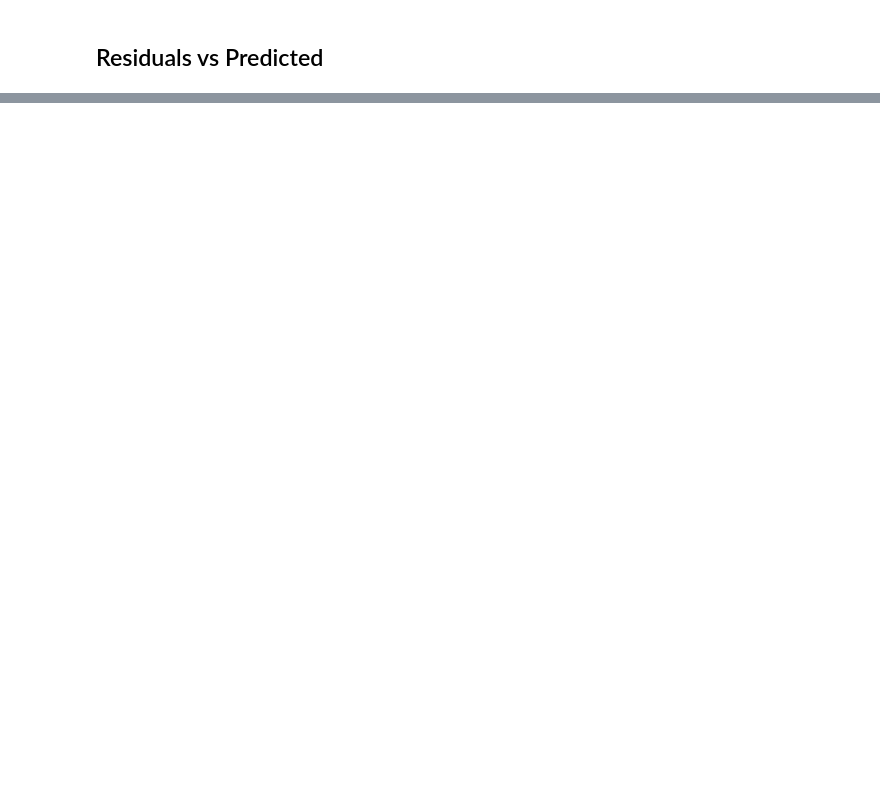
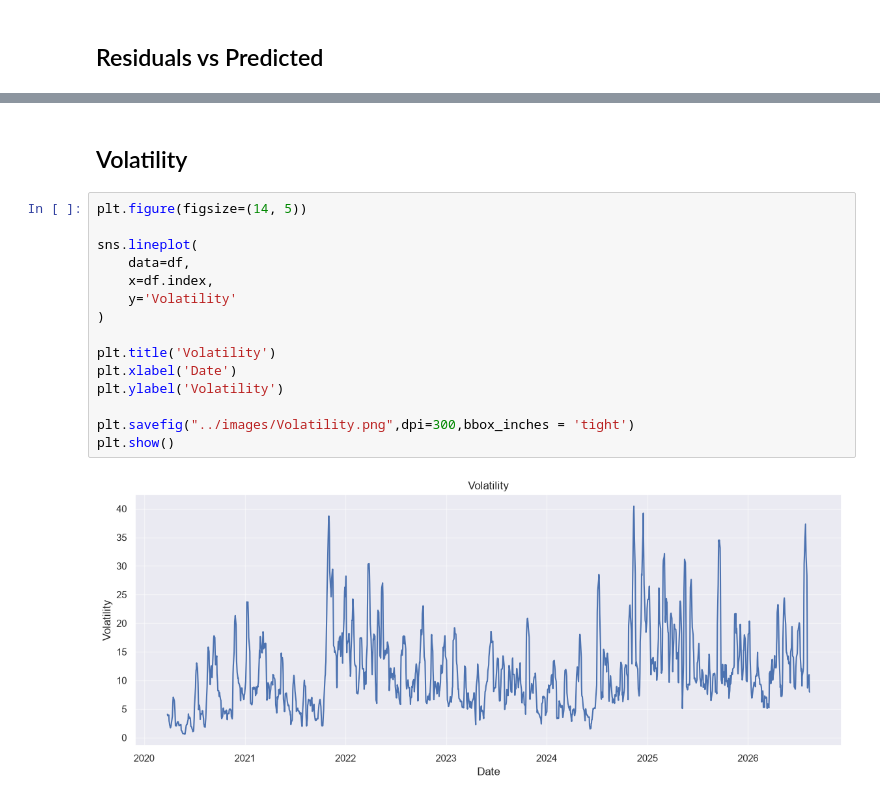
Before and after one commit to Pranav-1719/Data-Science-Machine-Learning, a Jupyter notebook: Stock-Price-Prediction/notebook/Stock_Price_Prediction.ipynb, the cells around one changed output, grey strips where cells are left out. Cells and saved outputs as stored; diff of their text form; blank space fills up the shorter version.

```diff
--- a/Stock-Price-Prediction/notebook/Stock_Price_Prediction.ipynb
+++ b/Stock-Price-Prediction/notebook/Stock_Price_Prediction.ipynb
@@ -566,0 +619,19 @@ plt.show()
+# %% [markdown]
+## Volatility
+# %%
+plt.figure(figsize=(14, 5))
+
+sns.lineplot(
+    data=df,
+    x=df.index,
+    y='Volatility'
+)
+
+plt.title('Volatility')
+plt.xlabel('Date')
+plt.ylabel('Volatility')
+
+plt.savefig("../images/Volatility.png",dpi=300,bbox_inches = 'tight')
+plt.show()
+# %% [output]
+[figure, added]
```
Also changed, not shown: parts of 16 cells of this notebook, 8 other files.
